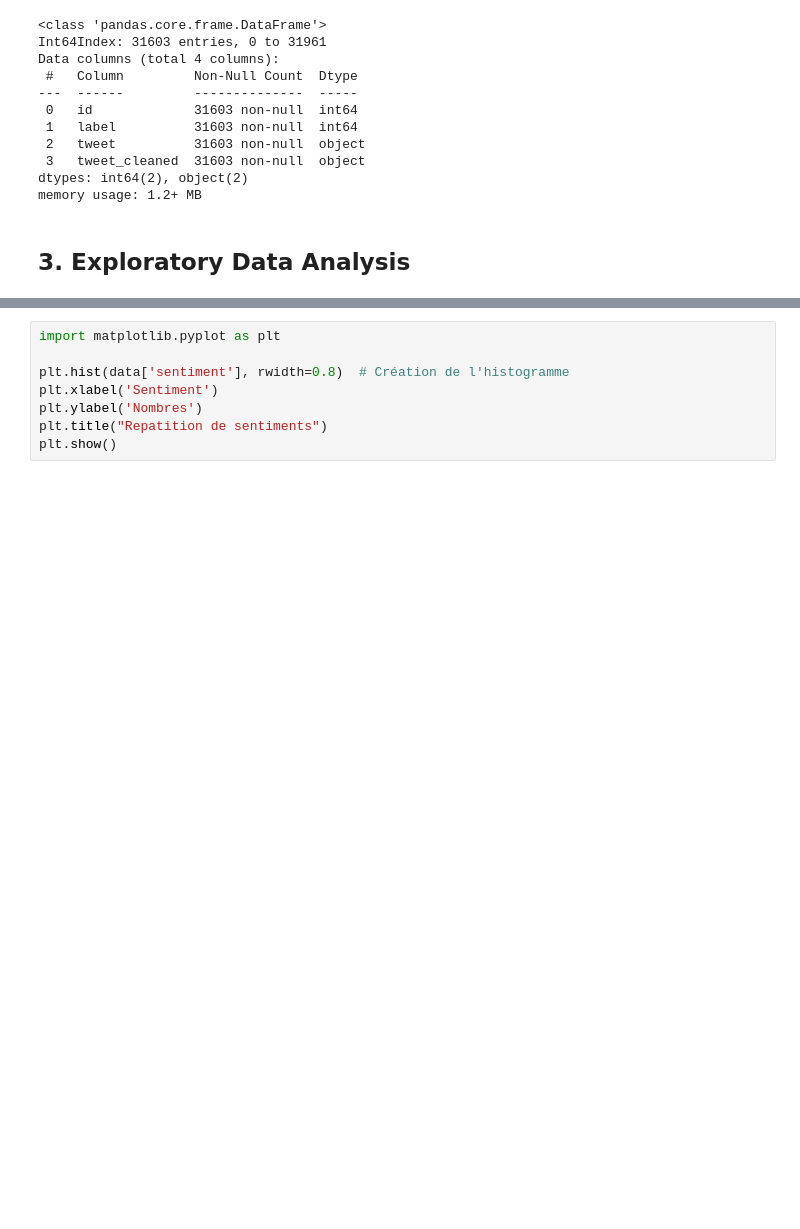
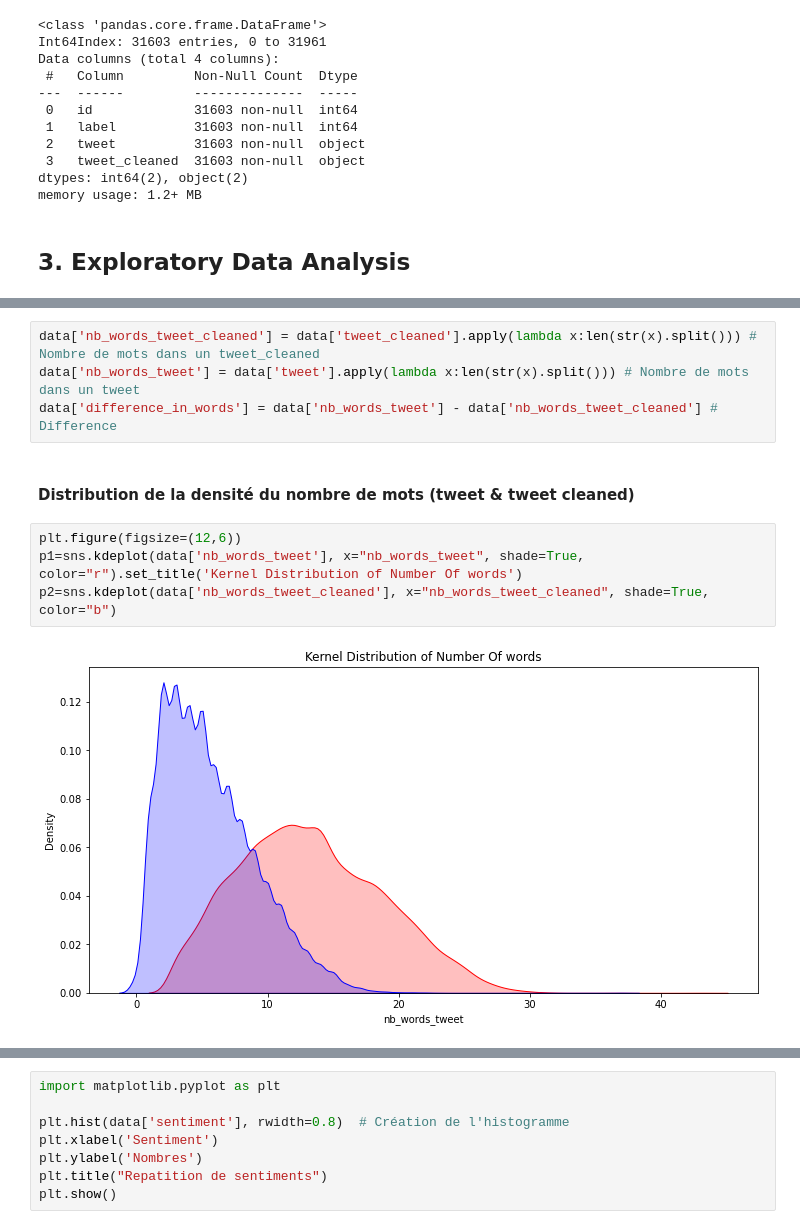
Before and after one commit to celsedarius/MasterUV, a Jupyter notebook: projet NLP/projet_nlp.ipynb, the cells around one changed output, grey strips where cells are left out. Drawn from its saved outputs; the diff is of its cells as text; blank space fills up the shorter version.

```diff
--- a/projet NLP/projet_nlp.ipynb
+++ b/projet NLP/projet_nlp.ipynb
@@ -241,0 +303,12 @@ memory usage: 1.2+ MB
+# %%
+data['nb_words_tweet_cleaned'] = data['tweet_cleaned'].apply(lambda x:len(str(x).split())) # Nombre de mots dans un tweet_cleaned
+data['nb_words_tweet'] = data['tweet'].apply(lambda x:len(str(x).split())) # Nombre de mots dans un tweet
+data['difference_in_words'] = data['nb_words_tweet'] - data['nb_words_tweet_cleaned'] # Difference
+# %% [markdown]
+#### Distribution de la densité du nombre de mots (tweet & tweet cleaned)
+# %%
+plt.figure(figsize=(12,6))
+p1=sns.kdeplot(data['nb_words_tweet'], x="nb_words_tweet", shade=True, color="r").set_title('Kernel Distribution of Number Of words')
+p2=sns.kdeplot(data['nb_words_tweet_cleaned'], x="nb_words_tweet_cleaned", shade=True, color="b")
+# %% [output]
+[figure, added]
```
Also changed, not shown: parts of 31 cells of this notebook.
